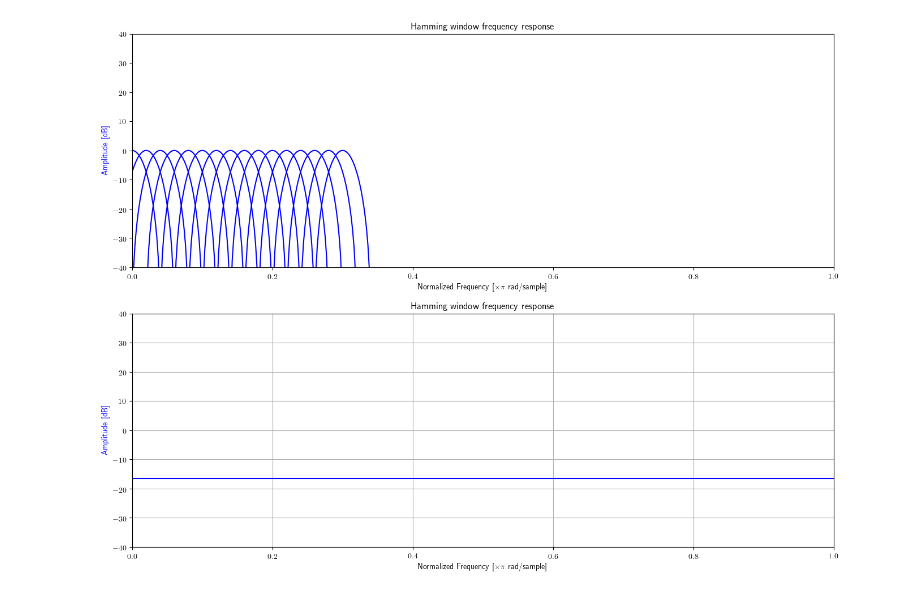
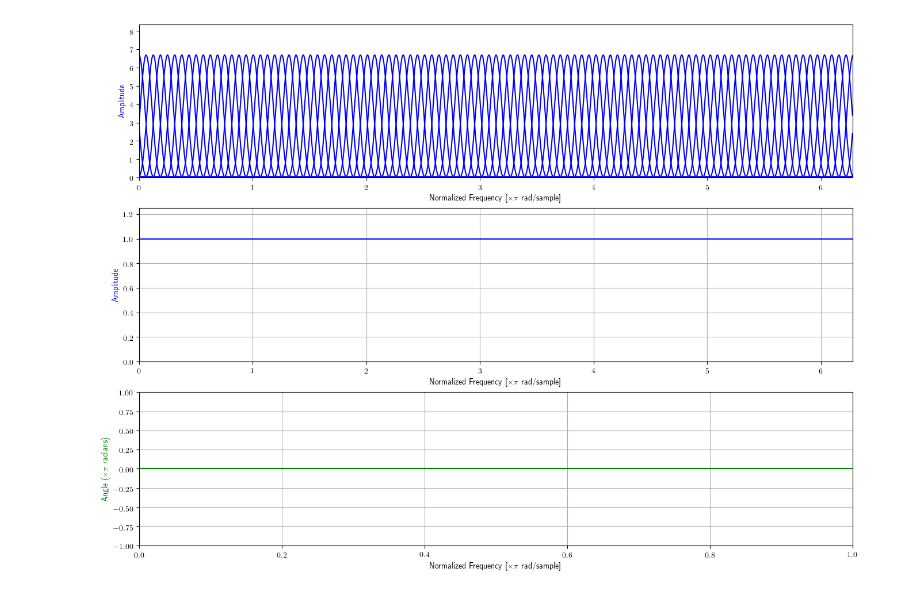
Before and after one commit to raymondxyy/pyaudlib, a Jupyter notebook: egs/dsp/filterbanks.ipynb, the cells around one changed output. Saved outputs shown, nothing was run; the diff lists cells and outputs as text; code cells hidden in the pictures.

```diff
--- a/egs/dsp/filterbanks.ipynb
+++ b/egs/dsp/filterbanks.ipynb
@@ -50,35 +43,19 @@ ax2.grid()
-# %%
-def plot_magresp(freq, resp, ax):
-    ax.set_title('Hamming window frequency response')
-    ax.plot(freq, 20*np.log10(np.abs(resp)+1e-16), 'b')
-    ax.set_ylabel('Amplitude [dB]', color='b')
-    ax.set_xlabel(r'Normalized Frequency [$\times \pi$ rad/sample]')
-    ax.set_ylim(-40, 40)
-    ax.set_xlim(0, 1)
-    ax.grid()
-
-def plot_phsresp(freq, resp, ax):
-    ax.plot(freq, np.angle(resp)/np.pi, 'g')
-    ax.set_ylabel(r'Angle ($\times \pi$ radians)', color='g')
-    ax.set_xlabel(r'Normalized Frequency [$\times \pi$ rad/sample]')
-    ax.set_ylim(-1, 1)
-    ax.set_xlim(0, 1)
-    ax.grid()
-
-## Make a filterbank out of a prototype lowpass filter
-fbank = LinFreq(wind)
-H = np.zeros((len(fbank), 1024), dtype=np.complex_)
-for k in range(len(fbank)):
-    ww, hh = fbank.freqz(k)
-    H[k] = hh
-
-### Plot first 10 filter responses
-fig = plt.figure(figsize=(16, 12), dpi= 100)
-ax1 = fig.add_subplot(211)
-#plt.hold(True)
-for kk in range(min(len(fbank), 16)):
-    plot_magresp(ww, H[kk], ax1)
-ax2 = fig.add_subplot(212)
-plot_magresp(ww, np.sum(H, axis=0), ax2)
-# %% [output]
-[figure, removed]
+# %%
+## Make a filterbank out of a prototype lowpass filter
+fbank = LinFreq(wind)
+resp = np.zeros(1024, dtype=np.complex_)
+
+### Plot first few filter responses
+fig = plt.figure(figsize=(16, 12), dpi= 100)
+ax1 = fig.add_subplot(311)
+for kk in range(len(fbank)):
+    #import pdb; pdb.set_trace()
+    ww, hh = fbank.freqz(kk)
+    magresp(ww, hh, ax1, units=('rad', 'mag'))
+    resp += hh
+ax2 = fig.add_subplot(312)
+magresp(ww, resp, ax2, units=('rad', 'mag'))
+ax3 = fig.add_subplot(313)
+phsresp(ww, resp, ax3)
+# %% [output]
+[figure, added]
```
Also changed, not shown: parts of 6 cells of this notebook, 11 other files.
